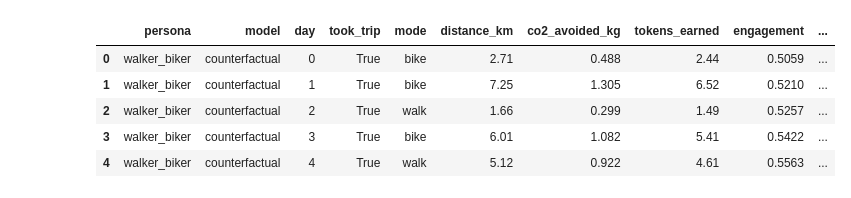
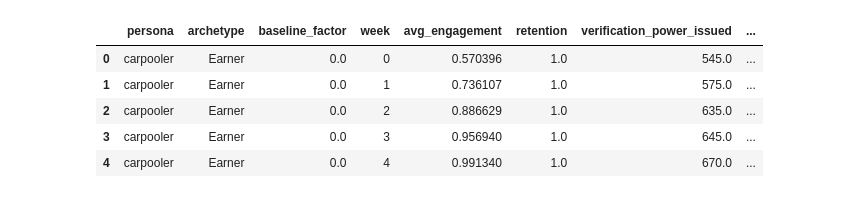
Before and after one commit to BoppingNoodles/hero2_model, a Jupyter notebook: analysis.ipynb, the cells around one changed output. Saved outputs shown, nothing was run; the diff lists cells and outputs as text; code cells hidden in the pictures.

```diff
--- a/analysis.ipynb
+++ b/analysis.ipynb
@@ -1,14 +10,16 @@
 # %%
 import pandas as pd
 import matplotlib.pyplot as plt
 
-df = pd.read_csv('results/experiment_results.csv')
-summary = pd.read_csv('results/experiment_summary.csv')
-df.head()
+macro_weekly = pd.read_csv('results/macro_weekly.csv')
+macro_summary = pd.read_csv('results/macro_summary.csv')
+taper_weekly = pd.read_csv('results/taper_weekly.csv')
+taper_by_archetype = pd.read_csv('results/taper_summary_by_archetype.csv')
+macro_weekly.head()
 # %% [output]
-|  | persona | model | day | took_trip | mode | distance_km | co2_avoided_kg | tokens_earned | engagement | ... |
-| 0 | walker_biker | counterfactual | 0 | True | bike | 2.71 | 0.488 | 2.44 | 0.5059 | ... |
-| 1 | walker_biker | counterfactual | 1 | True | bike | 7.25 | 1.305 | 6.52 | 0.5210 | ... |
-| 2 | walker_biker | counterfactual | 2 | True | walk | 1.66 | 0.299 | 1.49 | 0.5257 | ... |
-| 3 | walker_biker | counterfactual | 3 | True | bike | 6.01 | 1.082 | 5.41 | 0.5422 | ... |
-| 4 | walker_biker | counterfactual | 4 | True | walk | 5.12 | 0.922 | 4.61 | 0.5563 | ... |
+|  | persona | archetype | baseline_factor | week | avg_engagement | retention | verification_power_issued | ... |
+| 0 | carpooler | Earner | 0.0 | 0 | 0.570396 | 1.0 | 545.0 | ... |
+| 1 | carpooler | Earner | 0.0 | 1 | 0.736107 | 1.0 | 575.0 | ... |
+| 2 | carpooler | Earner | 0.0 | 2 | 0.886629 | 1.0 | 635.0 | ... |
+| 3 | carpooler | Earner | 0.0 | 3 | 0.956940 | 1.0 | 645.0 | ... |
+| 4 | carpooler | Earner | 0.0 | 4 | 0.991340 | 1.0 | 670.0 | ... |
```
Also changed, not shown: parts of 22 cells of this notebook, 11 other files.
